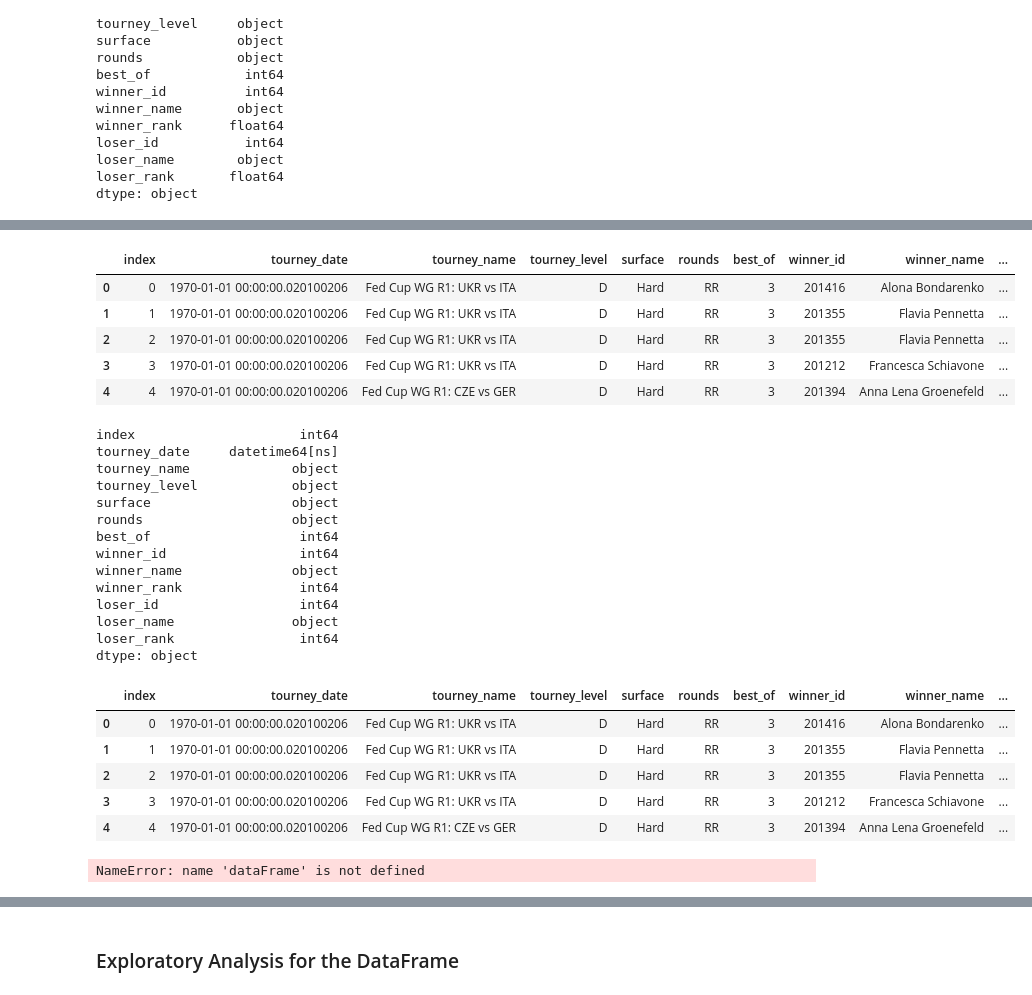
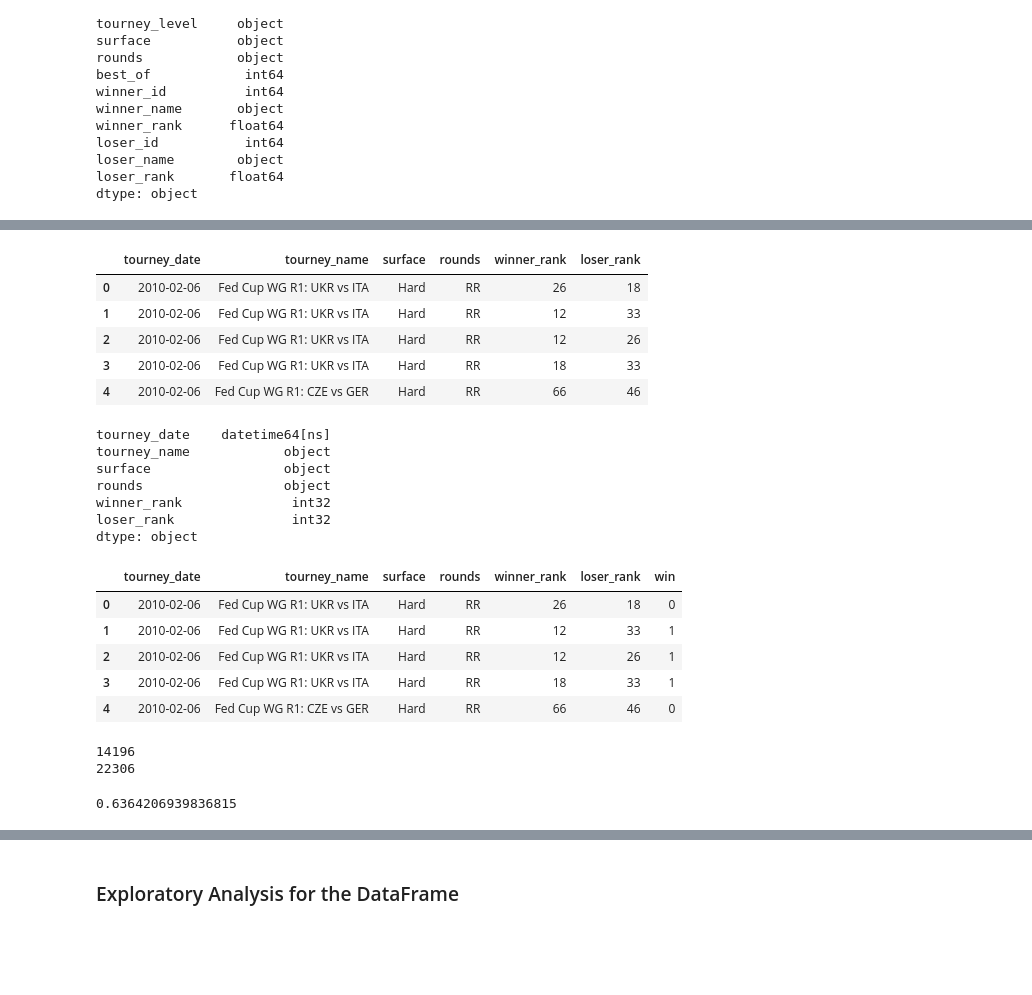
Before and after one commit to Pandas-Friend/WTA-Predictions, a Jupyter notebook: Machine_Learning_2nd_Segment_jarred.ipynb, the cells around one changed output, grey strips where cells are left out. Drawn from its saved outputs; the diff is of its cells as text; code cells hidden in the pictures; blank space fills up the shorter version.

```diff
--- a/Machine_Learning_2nd_Segment_jarred.ipynb
+++ b/Machine_Learning_2nd_Segment_jarred.ipynb
@@ -69,18 +72,12 @@ loser_rank       float64
 dtype: object
 # %%
 # Converting tourney_date to datetime format
-dataFrame['tourney_date'] = pd.to_datetime(dataFrame['tourney_date'])
-# Restricing dates
-# df_atp = df_atp.loc[(df_atp['Date'] > '2014-11-09') & (df_atp['Date'] <= '2016-11-09')]
-# Keeping only completed matches
-# df_atp = df_atp[df_atp['Comment'] == 'Completed'].drop("Comment",axis = 1)
-# Rename Best of to Best_of
-# df_atp.rename(columns = {'Best of':'Best_of'},inplace=True)
+dataFrame['tourney_date'] = pd.to_datetime(dataFrame['tourney_date'], format='%Y%m%d')
 # Choosing features
-# cols_to_keep = ['tourney_date','Series','surface', 'round','best_of', 'winner_rank','loser_rank']
+cols_to_keep = ['tourney_date','tourney_name','surface', 'rounds', 'winner_rank','loser_rank']
 # Dropping NaN
-dataFrame = dataFrame.dropna()
-# Dropping errors in the dataset and unimportant entries (e.g. there are very few entries for Masters Cup)
-# dataFrame = dataFrame[(dataFrame['loser_rank'] != 'NR') & (dataFrame['winner_rank'] != 'NR') & (dataFrame['Series'] != 'Masters Cup')]
+dataFrame = dataFrame[cols_to_keep].dropna()
+# Dropping errors in the dataset
+dataFrame = dataFrame[(dataFrame['loser_rank'] != 'NR') & (dataFrame['winner_rank'] != 'NR')]
 dataFrame.head()
 # %% [output]
@@ -113,31 +103,24 @@ loser_rank              float64
 dtype: object
 # %%
 # Transform strings into numerical values
-dataFrame[['best_of','winner_rank','loser_rank']] = dataFrame[['best_of','winner_rank','loser_rank']].astype(int)
+dataFrame[['winner_rank','loser_rank']] = dataFrame[['winner_rank','loser_rank']].astype(int)
 dataFrame.head()
 # %% [output]
-|  | index | tourney_date | tourney_name | tourney_level | surface | rounds | best_of | winner_id | winner_name | ... |
-| 0 | 0 | 1970-01-01 00:00:00.020100206 | Fed Cup WG R1: UKR vs ITA | D | Hard | RR | 3 | 201416 | Alona Bondarenko | ... |
-| 1 | 1 | 1970-01-01 00:00:00.020100206 | Fed Cup WG R1: UKR vs ITA | D | Hard | RR | 3 | 201355 | Flavia Pennetta | ... |
-| 2 | 2 | 1970-01-01 00:00:00.020100206 | Fed Cup WG R1: UKR vs ITA | D | Hard | RR | 3 | 201355 | Flavia Pennetta | ... |
-| 3 | 3 | 1970-01-01 00:00:00.020100206 | Fed Cup WG R1: UKR vs ITA | D | Hard | RR | 3 | 201212 | Francesca Schiavone | ... |
-| 4 | 4 | 1970-01-01 00:00:00.020100206 | Fed Cup WG R1: CZE vs GER | D | Hard | RR | 3 | 201394 | Anna Lena Groenefeld | ... |
+|  | tourney_date | tourney_name | surface | rounds | winner_rank | loser_rank |
+| 0 | 2010-02-06 | Fed Cup WG R1: UKR vs ITA | Hard | RR | 26 | 18 |
+| 1 | 2010-02-06 | Fed Cup WG R1: UKR vs ITA | Hard | RR | 12 | 33 |
+| 2 | 2010-02-06 | Fed Cup WG R1: UKR vs ITA | Hard | RR | 12 | 26 |
+| 3 | 2010-02-06 | Fed Cup WG R1: UKR vs ITA | Hard | RR | 18 | 33 |
+| 4 | 2010-02-06 | Fed Cup WG R1: CZE vs GER | Hard | RR | 66 | 46 |
 # %%
 dataFrame.dtypes
 # %% [output]
-index                     int64
-tourney_date     datetime64[ns]
-tourney_name             object
-tourney_level            object
-surface                  object
-rounds                   object
-best_of                   int64
-winner_id                 int64
-winner_name              object
-winner_rank               int64
-loser_id                  int64
-loser_name               object
-loser_rank                int64
+tourney_date    datetime64[ns]
+tourney_name            object
+surface                 object
+rounds                  object
+winner_rank              int32
+loser_rank               int32
 dtype: object
 # %%
 # Create an extra columns for the variable win described above using an auxiliary function win(x)
@@ -150,17 +133,19 @@ def win(x):
 dataFrame['win'] = (dataFrame['winner_rank'] - dataFrame['loser_rank']).apply(win)
 dataFrame.head()
 # %% [output]
-|  | index | tourney_date | tourney_name | tourney_level | surface | rounds | best_of | winner_id | winner_name | ... |
-| 0 | 0 | 1970-01-01 00:00:00.020100206 | Fed Cup WG R1: UKR vs ITA | D | Hard | RR | 3 | 201416 | Alona Bondarenko | ... |
-| 1 | 1 | 1970-01-01 00:00:00.020100206 | Fed Cup WG R1: UKR vs ITA | D | Hard | RR | 3 | 201355 | Flavia Pennetta | ... |
-| 2 | 2 | 1970-01-01 00:00:00.020100206 | Fed Cup WG R1: UKR vs ITA | D | Hard | RR | 3 | 201355 | Flavia Pennetta | ... |
-| 3 | 3 | 1970-01-01 00:00:00.020100206 | Fed Cup WG R1: UKR vs ITA | D | Hard | RR | 3 | 201212 | Francesca Schiavone | ... |
-| 4 | 4 | 1970-01-01 00:00:00.020100206 | Fed Cup WG R1: CZE vs GER | D | Hard | RR | 3 | 201394 | Anna Lena Groenefeld | ... |
+|  | tourney_date | tourney_name | surface | rounds | winner_rank | loser_rank | win |
+| 0 | 2010-02-06 | Fed Cup WG R1: UKR vs ITA | Hard | RR | 26 | 18 | 0 |
+| 1 | 2010-02-06 | Fed Cup WG R1: UKR vs ITA | Hard | RR | 12 | 33 | 1 |
+| 2 | 2010-02-06 | Fed Cup WG R1: UKR vs ITA | Hard | RR | 12 | 26 | 1 |
+| 3 | 2010-02-06 | Fed Cup WG R1: UKR vs ITA | Hard | RR | 18 | 33 | 1 |
+| 4 | 2010-02-06 | Fed Cup WG R1: CZE vs GER | Hard | RR | 66 | 46 | 0 |
-# %%
-# Check win frequency
-
-print(dataFrame['win'].sum(axis=0))
-print(len(dataFrame.index))
-dataFrame['win'].sum(axis=0)/float(len(dataFrame.index))
-# %% [output]
-NameError: name 'dataFrame' is not defined
+# %%
+# Check win frequency
+
+print(dataFrame['win'].sum(axis=0))
+print(len(dataFrame.index))
+dataFrame['win'].sum(axis=0)/float(len(dataFrame.index))
+# %% [output]
+14196
+22306
+0.6364206939836815
```
Also changed, not shown: parts of 38 cells of this notebook.
